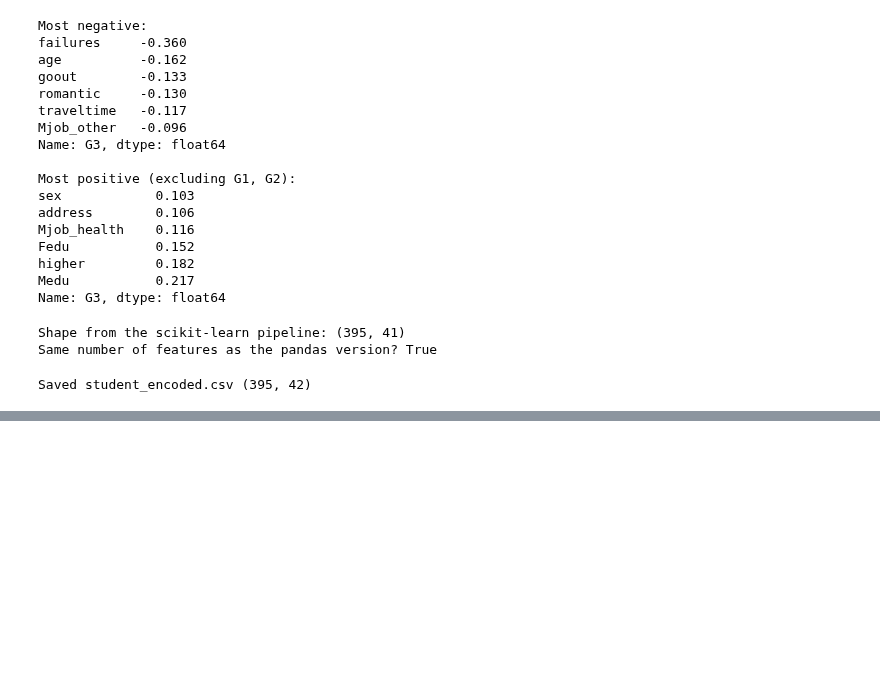
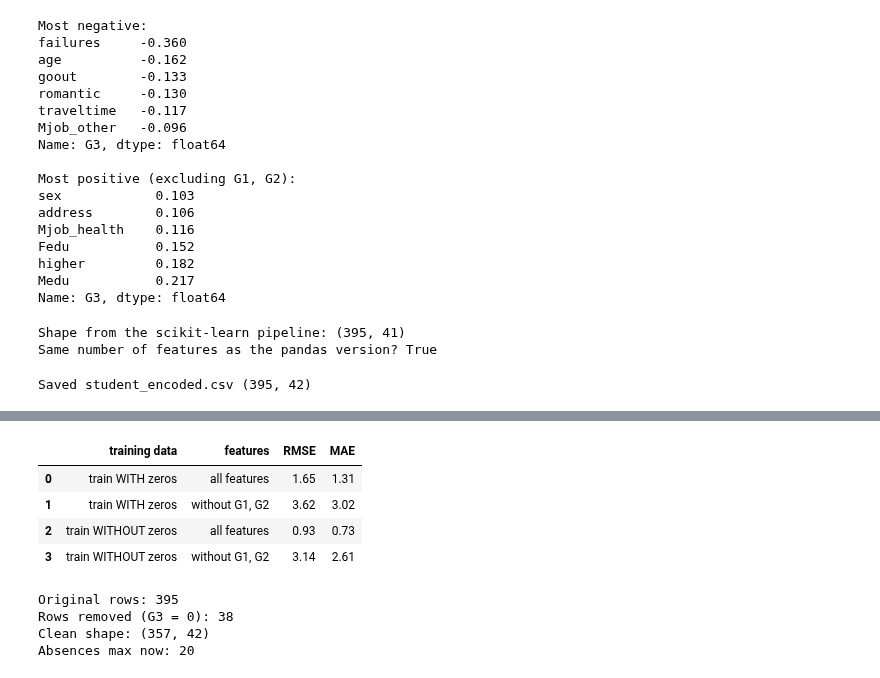
Before and after one commit to buntyedutainer/student-performance-ai, a Jupyter notebook: project.ipynb, the cells around one changed output, grey strips where cells are left out. Cells and saved outputs as stored; diff of their text form; code cells hidden in the pictures; blank space fills up the shorter version.

```diff
--- a/project.ipynb
+++ b/project.ipynb
@@ -1032,0 +1166,51 @@ Saved student_encoded.csv (395, 42)
+# %%
+# Cell 66: does the zero-grade decision really matter? A fair test.
+# Both training choices are scored on the SAME test students (graded ones only).
+from sklearn.model_selection import train_test_split
+from sklearn.linear_model import LinearRegression
+from sklearn.metrics import mean_squared_error, mean_absolute_error
+
+X = enc.drop(columns="G3")
+y = enc["G3"]
+X_train, X_test, y_train, y_test = train_test_split(X, y, test_size=0.2, random_state=42)
+
+graded = y_test > 0
+X_test_g, y_test_g = X_test[graded], y_test[graded]
+
+rows = []
+for train_name, mask in [("train WITH zeros", y_train >= 0),
+                         ("train WITHOUT zeros", y_train > 0)]:
+    for feat_name, drop in [("all features", []),
+                            ("without G1, G2", ["G1", "G2"])]:
+        model = LinearRegression().fit(X_train[mask].drop(columns=drop), y_train[mask])
+        pred = model.predict(X_test_g.drop(columns=drop))
+        rows.append({
+            "training data": train_name,
+            "features": feat_name,
+            "RMSE": round(np.sqrt(mean_squared_error(y_test_g, pred)), 2),
+            "MAE": round(mean_absolute_error(y_test_g, pred), 2),
+        })
+
+pd.DataFrame(rows)
+# %% [output]
+|  | training data | features | RMSE | MAE |
+| 0 | train WITH zeros | all features | 1.65 | 1.31 |
+| 1 | train WITH zeros | without G1, G2 | 3.62 | 3.02 |
+| 2 | train WITHOUT zeros | all features | 0.93 | 0.73 |
+| 3 | train WITHOUT zeros | without G1, G2 | 3.14 | 2.61 |
+# %%
+# Cell 67: build and save the cleaned dataset
+clean = enc[enc["G3"] > 0].copy()
+clean["absences"] = clean["absences"].clip(upper=upper)
+
+print("Original rows:", len(enc))
+print("Rows removed (G3 = 0):", len(enc) - len(clean))
+print("Clean shape:", clean.shape)
+print("Absences max now:", clean["absences"].max())
+
+clean.to_csv("student_clean.csv", index=False)
+# %% [output]
+Original rows: 395
+Rows removed (G3 = 0): 38
+Clean shape: (357, 42)
+Absences max now: 20
```
Also changed, not shown: parts of 9 cells of this notebook.
